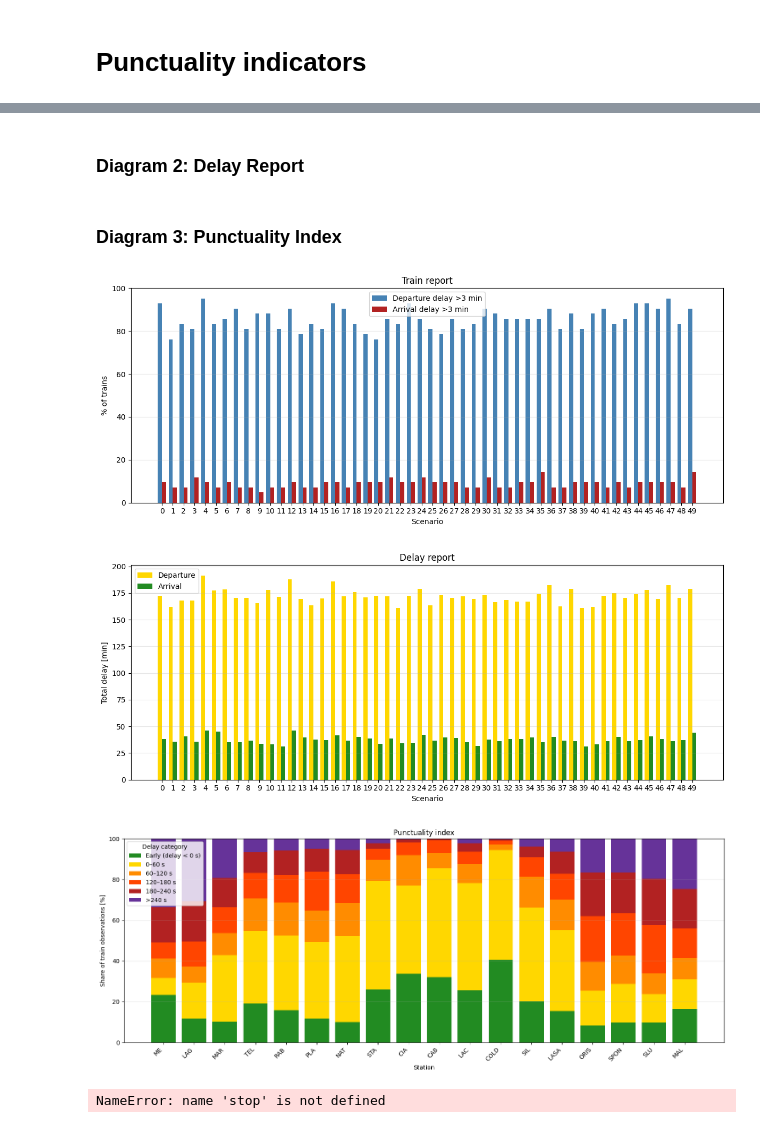
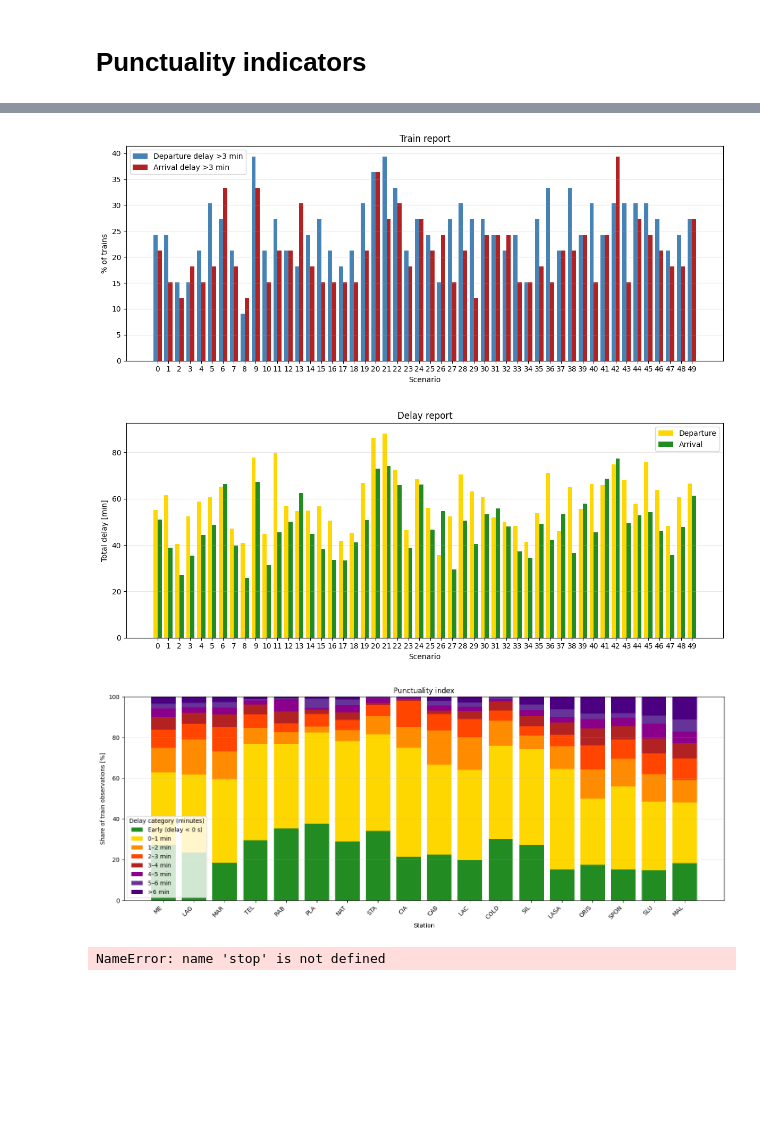
Before and after one commit to pepedigitale/AusbauVinschgau, a Jupyter notebook: ean_simulation/ean_simulation.ipynb, the cells around one changed output, grey strips where cells are left out. Cells and saved outputs as stored; diff of their text form; code cells hidden in the pictures; blank space fills up the shorter version.

Commit message:
Cleaned report data feed, expanded with scenarios 3x, fixed active headway detection

```diff
--- a/ean_simulation/ean_simulation.ipynb
+++ b/ean_simulation/ean_simulation.ipynb
@@ -223,9 +199,9 @@ NodeDataView({(1, 'ME_side', 'dep', 0): {'train': 1, 'station': 'ME_side', 'even
 # Stochastic Perturbation
 # %%
 node_perturbations, edge_perturbations = hi.generate_perturbation_scenarios(G_scheduled,
-    n_scenarios=50,
-    entry_delay_mean=4*60,
-    entry_delay_std=1*60,
+    n_scenarios=100,
+    entry_delay_mean=1*60,
+    entry_delay_std=3*60,
     running_delay_mean=2*60,
     running_delay_std=1*60,
     perturbation_probability = 0.05,
@@ -510,2 +236,0 @@ def plot_train_report(stats):
-# %% [markdown]
-### Diagram 2: Delay Report
@@ -542,2 +236,0 @@ def plot_delay_report(stats):
-# %% [markdown]
-### Diagram 3: Punctuality Index
@@ -607,13 +237,13 @@ def _seconds_to_hhmmss(seconds):
 # %%
-stats = extract_statistics(realized_graphs)
+stats = rp.extract_statistics(realized_graphs)
 
-plot_train_report(stats)
-plot_delay_report(stats)
-plot_punctuality_index(stats)
+rp.plot_train_report(stats)
+rp.plot_delay_report(stats)
+rp.plot_punctuality_index(stats)
 # %% [output]
-[figure, old version]
+[figure, new version]
-[figure, old version]
+[figure, new version]
-[figure, old version]
+[figure, new version]
 # %%
 stop
 # %% [output]
```
Also changed, not shown: parts of 16 cells of this notebook, 12 other files.
